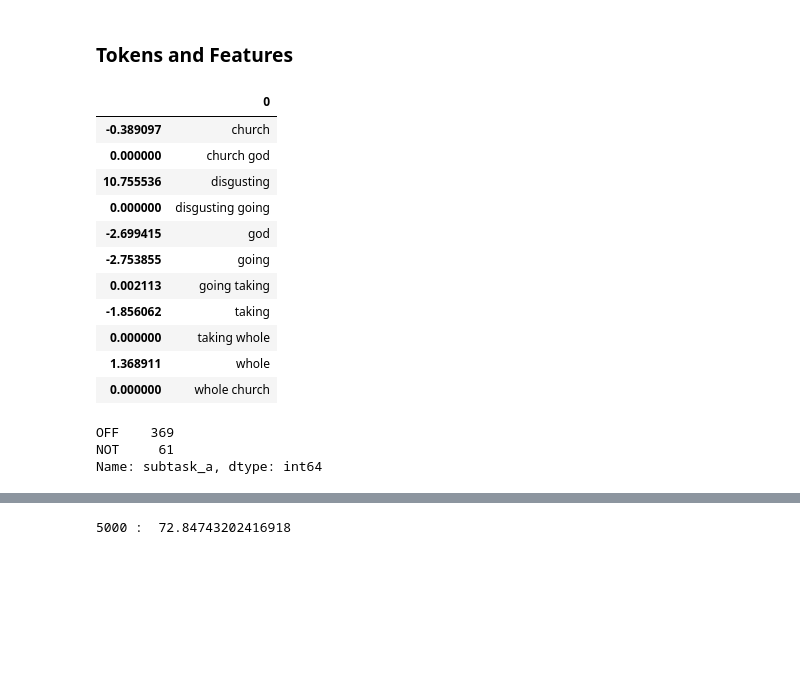
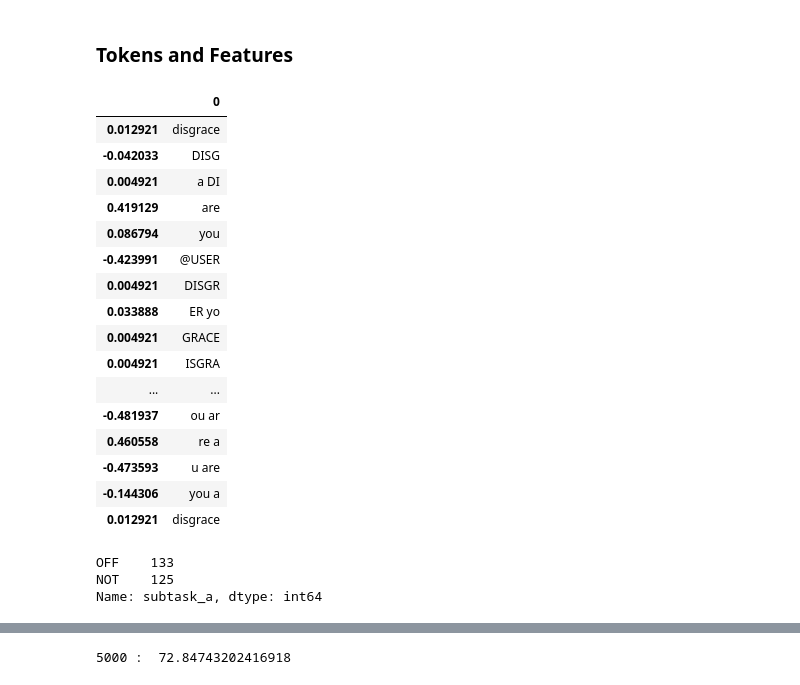
Before and after one commit to mramakrishnan-chwy/Hate-Speech-Identification, a Jupyter notebook: Hate Speech Classifier.ipynb, the cells around one changed output, grey strips where cells are left out. Drawn from its saved outputs; the diff is of its cells as text; code cells hidden in the pictures; blank space fills up the shorter version.

```diff
--- a/Hate Speech Classifier.ipynb
+++ b/Hate Speech Classifier.ipynb
@@ -306,3 +343,6 @@ X_train, X_test, y_train, y_test =  train_test_split(X,train_df.subtask_a,test_s
+# %%
+X_train_char, X_test_char, y_train_char, y_test_char = \
+                train_test_split(bow_data_char_n_gram,train_df.subtask_a,test_size = 0.2,random_state = 0)
 # %% [markdown]
 ### Model Creation
 # %% [markdown]
@@ -310,9 +350,9 @@ X_train, X_test, y_train, y_test =  train_test_split(X,train_df.subtask_a,test_s
 # %%
 for C in [0.75,1,2,0.5]:
     lr_model = LogisticRegression(C = C)
-    lr_model.fit(X_train,y_train)
-    test_pred = lr_model.predict(X_test)
+    lr_model.fit(X_train_bow,y_train_bow)
+    test_pred_lr_bow = lr_model.predict(X_test_bow)
 
     #acc = 100 * np.sum(test_pred == y_test)/len(y_test)
-    print(C,": ",f1_score(y_test,test_pred,average='weighted') )
+    print(C,": ",f1_score(y_test_bow,test_pred_lr_bow,average='weighted') )
 # %% [output]
@@ -326,0 +369,8 @@ for C in [0.75,1,2,0.5]:
+# %%
+for C in [0.75,1,2,0.5]:
+    lr_model = LogisticRegression(C = C)
+    lr_model.fit(X_train_char,y_train_char)
+    test_pred_lr_char = lr_model.predict(X_test_char)
+
+    #acc = 100 * np.sum(test_pred == y_test)/len(y_test)
+    print(C,": ",f1_score(y_test_char,test_pred_lr_char,average='weighted') )
@@ -388,7 +455,7 @@ array([  148, 12436,  1748,  9803, 10525], dtype=int64)
 # %%
 #### Inputs with misclassification
 
-X_test_misclassified = X_test.toarray()[(y_test != test_pred),:]
+#X_test_misclassified = X_test_bow.toarray()[(y_test_bow != result_df['prediction'].values),:]
 # %%
 misclassified_tweets.head(10)
 # %% [output]
@@ -413,33 +480,38 @@ misclassified_tweets.head(1)
 # %% [markdown]
 ### Tokens and Features
 # %%
-position_of_misclassified = 3
+position_of_misclassified = 4
 
 
 non_zero_features = [pos for pos,each in enumerate(X_test_misclassified[position_of_misclassified]) if each > 0]
 
-tokens = np.array(bow_counts.get_feature_names())[non_zero_features]
+tokens = np.array(X_columns)[non_zero_features]
 
-words = [bow_counts.get_feature_names().index(each) for each in tokens]
+words = [X_columns.index(each) for each in tokens]
 score = [lr_model.coef_[0][each] for each in words]
 
 pd.DataFrame(tokens,score)
 # %% [output]
 |  | 0 |
-| -0.389097 | church |
-| 0.000000 | church god |
-| 10.755536 | disgusting |
-| 0.000000 | disgusting going |
-| -2.699415 | god |
-| -2.753855 | going |
-| 0.002113 | going taking |
-| -1.856062 | taking |
-| 0.000000 | taking whole |
-| 1.368911 | whole |
-| 0.000000 | whole church |
+| 0.012921 | disgrace |
+| -0.042033 | DISG |
+| 0.004921 | a DI |
+| 0.419129 | are |
+| 0.086794 | you |
+| -0.423991 | @USER |
+| 0.004921 | DISGR |
+| 0.033888 | ER yo |
+| 0.004921 | GRACE |
+| 0.004921 | ISGRA |
+| ... | ... |
+| -0.481937 | ou ar |
+| 0.460558 | re a |
+| -0.473593 | u are |
+| -0.144306 | you a |
+| 0.012921 | disgrace |
 # %%
-train_df[train_df.tweet.str.contains('shit')].subtask_a.value_counts()
+train_df[train_df.tweet.str.contains('hate')].subtask_a.value_counts()
 # %% [output]
-OFF    369
-NOT     61
+OFF    133
+NOT    125
 Name: subtask_a, dtype: int64
```
Also changed, not shown: parts of 45 cells of this notebook.
